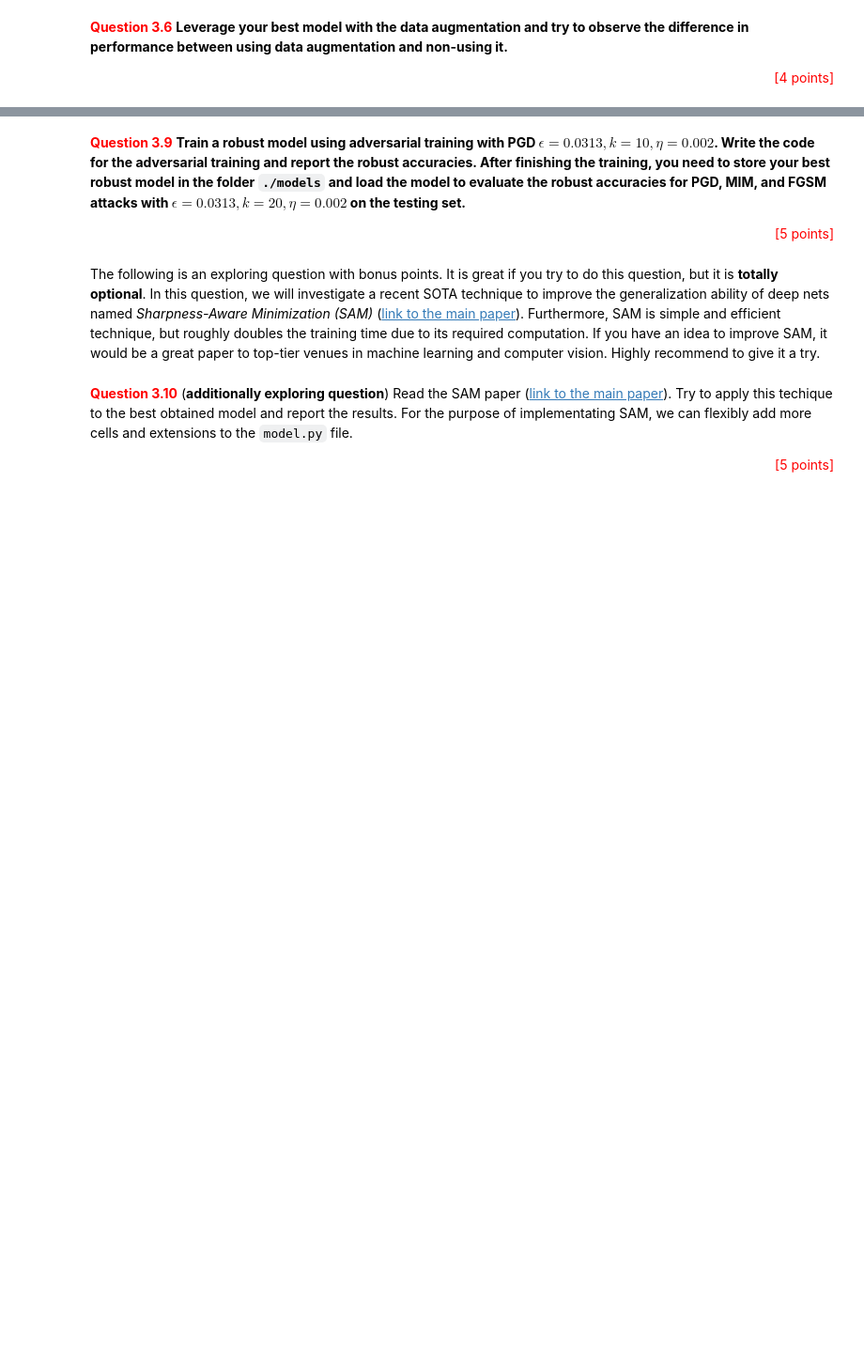
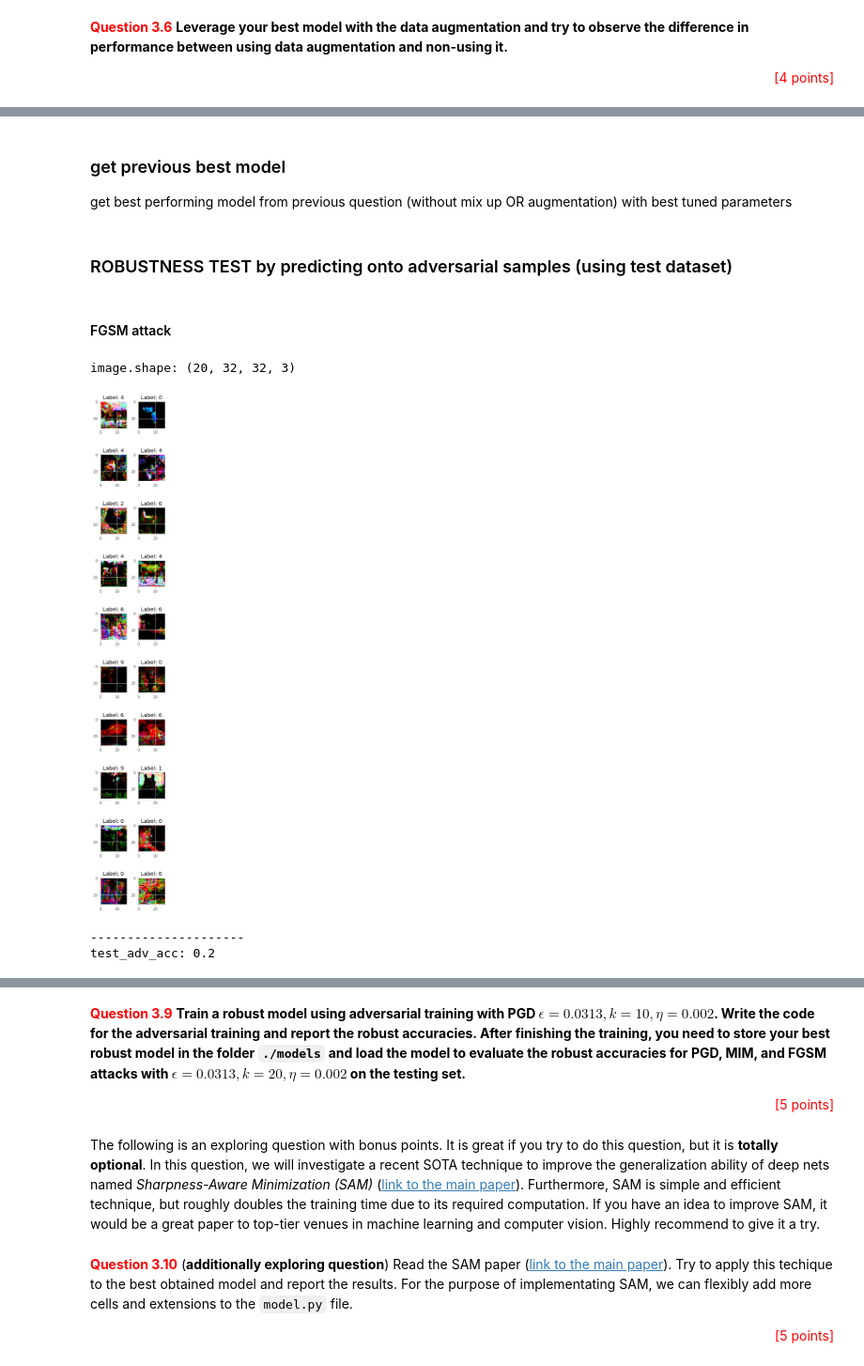
Before and after one commit to lee-jian-hui/FIT3181-Deep-Learning, a Jupyter notebook: assignment/FIT3181_Assignment_1/FIT3181_Assignment1-2022.ipynb, the cells around one changed output, grey strips where cells are left out. Shown at 94% size. Drawn from its saved outputs; the diff is of its cells as text; code cells hidden in the pictures; blank space fills up the shorter version.

Commit message:
finish until q3.8 but needa change constant values

```diff
--- a/assignment/FIT3181_Assignment_1/FIT3181_Assignment1-2022.ipynb
+++ b/assignment/FIT3181_Assignment_1/FIT3181_Assignment1-2022.ipynb
@@ -1151,0 +1937,3 @@ You need to extend your model developed above, train a model using data mixup, a
+# %%
+skip_augment_network1.fit(data_manager, batch_size=32, num_epochs=20)
+skip_augment_network1.model.save("q3models/3.6/use_aug", save_format="tf")
@@ -1151,0 +1993,3 @@ You need to extend your model developed above, train a model using data mixup, a
+# %%
+skip_augment_network2.fit(data_manager, batch_size=32, num_epochs=20)
+skip_augment_network2.model.save("q3models/3.6/no_aug",save_format="tf")
@@ -1151,0 +2146,5 @@ You need to extend your model developed above, train a model using data mixup, a
+# %%
+AUTO = tf.data.AUTOTUNE
+BATCH_SIZE = 32
+IMAGE_SIZE = (-1, 32, 32, 1)
+EPOCHS = 20
@@ -1151,0 +2720,36 @@ You need to extend your model developed above, train a model using data mixup, a
+# %% [markdown]
+### get previous best model
+
+get best performing model from previous question (without mix up OR augmentation) with best tuned parameters
+# %%
+opt = tf.keras.optimizers.Adam(learning_rate=0.001)
+yourmodel = YourModel()
+prev_best_model = keras.models.load_model("q3models/q3.4") # load from q3.4
+yourmodel.model = prev_best_model
+# %% [markdown]
+### ROBUSTNESS TEST by predicting onto adversarial samples (using test dataset)
+# %% [markdown]
+#### FGSM attack
+# %%
+image_samples_adv =  fgsm_attack(   yourmodel.model, image_samples, label_samples,
+                                    epsilon=0.3,
+                                    clip_value_min=0.,
+                                    clip_value_max=1.0,
+                                    soft_label=False,
+                                    from_logits=True)
+label_sample_adv = yourmodel.predict(image_samples_adv)
+# label_sample_adv = np.argmax(yourmodel.model(image_samples_adv).numpy(), 1)
+
+# print(image_samples_adv.shape)
+# print(label_sample_adv.shape)
+
+plot_image_grid(nb_classes, samples_per_class, image_samples_adv.numpy(), label_sample_adv, (32,32, 3))
+
+test_adv_acc = accuracy_score(label_samples, label_sample_adv, normalize=True)
+print("---------------------")
+print(f"test_adv_acc: {test_adv_acc}")
+# %% [output]
+image.shape: (20, 32, 32, 3)
+[figure, added]
+---------------------
+test_adv_acc: 0.2
```
Also changed, not shown: parts of 112 cells of this notebook.
